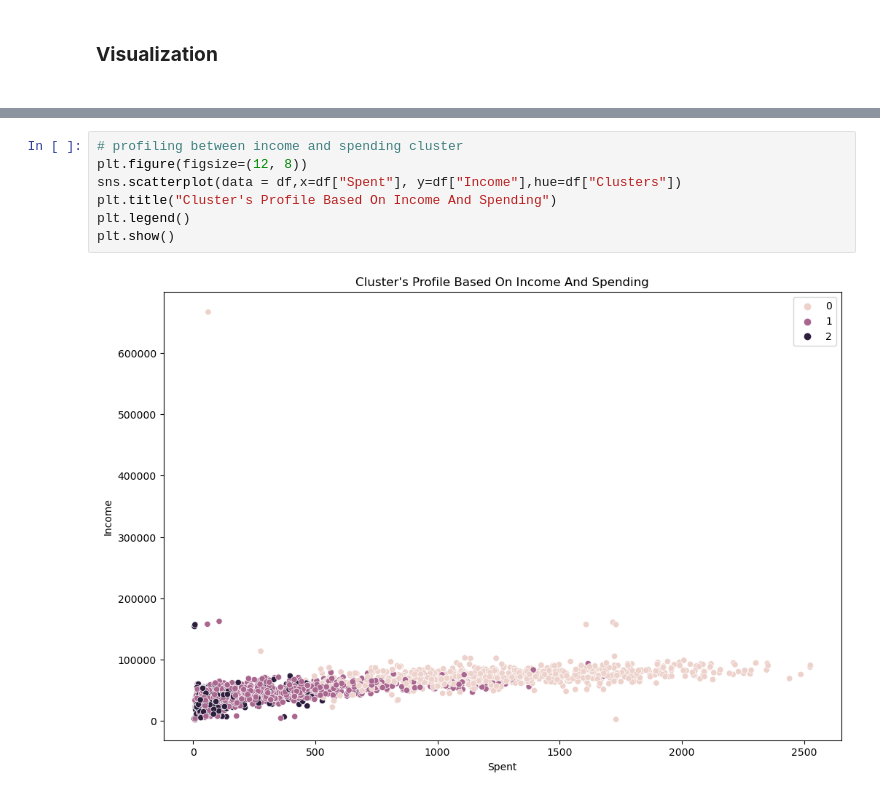
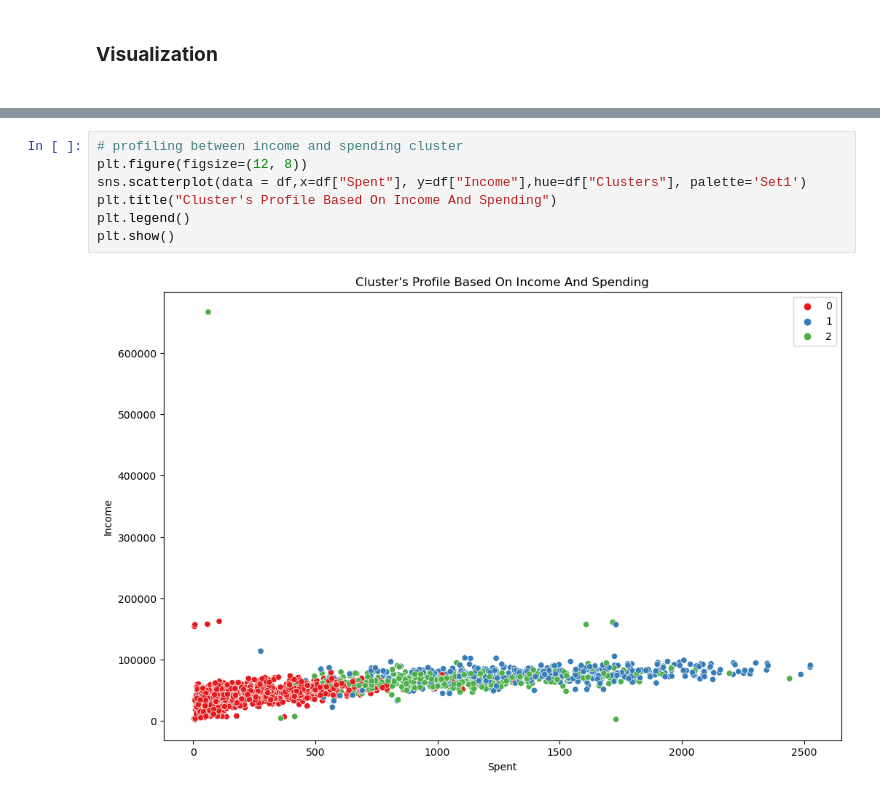
Before and after one commit to Keipatr/Customer-Analysis-Clustering, a Jupyter notebook: AFL2_Kei.ipynb, the cells around one changed output, grey strips where cells are left out. Drawn from its saved outputs; the diff is of its cells as text.

```diff
--- a/AFL2_Kei.ipynb
+++ b/AFL2_Kei.ipynb
@@ -296,9 +300,9 @@ plt.show()
 # %%
 # profiling between income and spending cluster
 plt.figure(figsize=(12, 8))
-sns.scatterplot(data = df,x=df["Spent"], y=df["Income"],hue=df["Clusters"])
+sns.scatterplot(data = df,x=df["Spent"], y=df["Income"],hue=df["Clusters"], palette='Set1')
 plt.title("Cluster's Profile Based On Income And Spending")
 plt.legend()
 plt.show()
 # %% [output]
-[figure, old version]
+[figure, new version]
```
Also changed, not shown: parts of 8 cells of this notebook.
